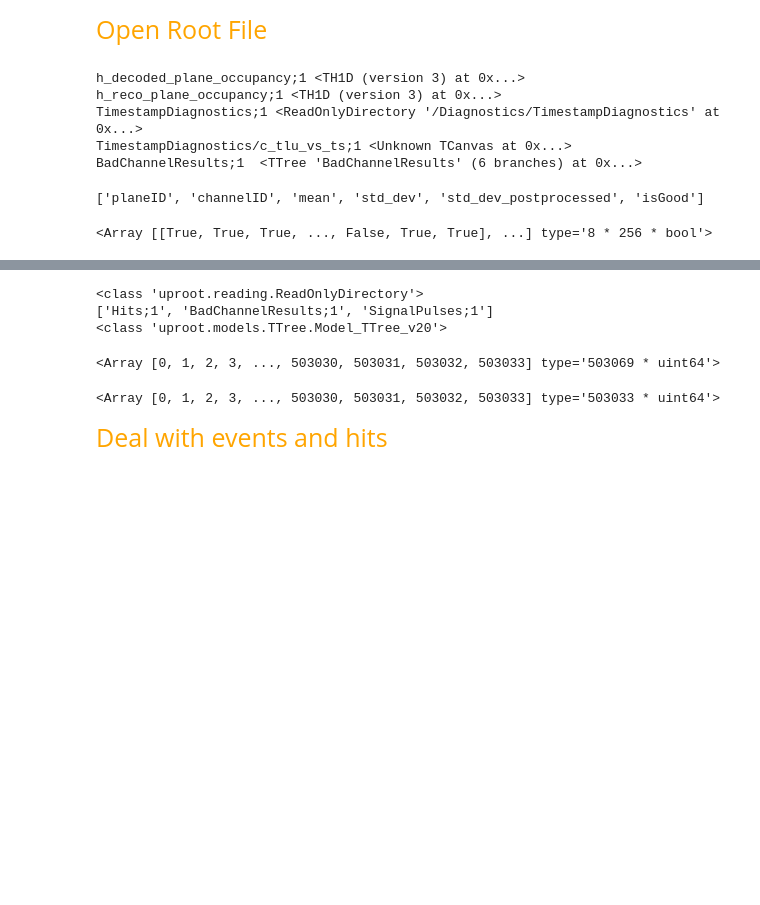
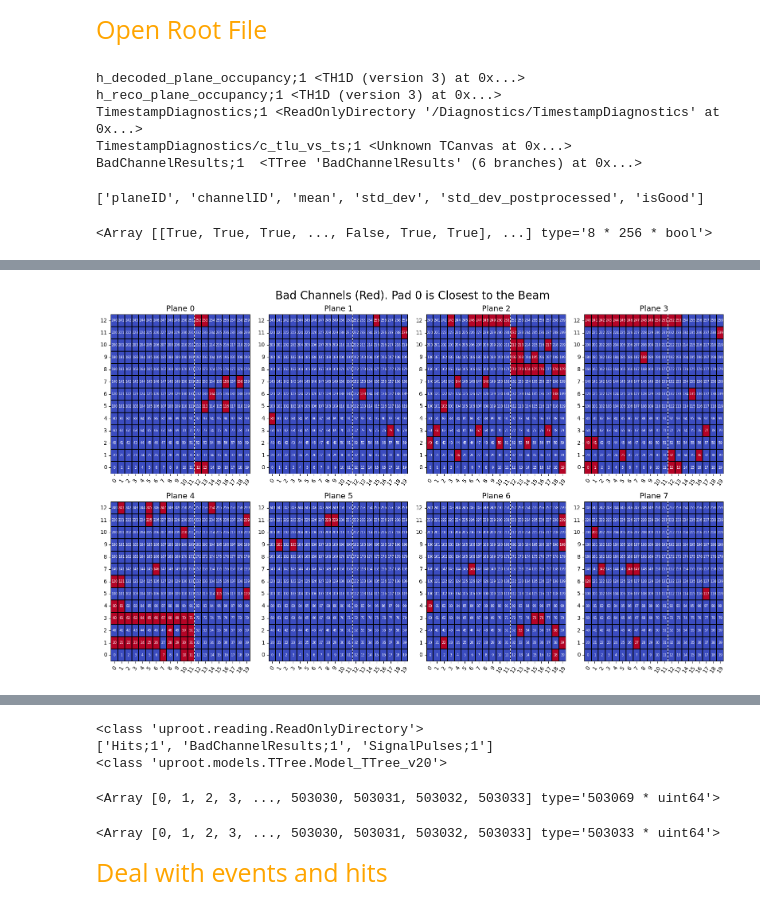
Before and after one commit to Ben-David-Ben/F-Cal-TB-Project, a Jupyter notebook: TB2025_ROOT_intro.ipynb, the cells around one changed output, grey strips where cells are left out. Drawn from its saved outputs; the diff is of its cells as text; code cells hidden in the pictures; blank space fills up the shorter version.

Commit message:
bad channels analisys

```diff
--- a/TB2025_ROOT_intro.ipynb
+++ b/TB2025_ROOT_intro.ipynb
@@ -59,0 +66,94 @@ Read Data In Root File Using Awkward
+# %%
+import uproot
+import awkward as ak
+import numpy as np
+import matplotlib.pyplot as plt
+import seaborn as sns
+
+
+# get the dead channels (state the path to the diagnostic file and number of planes in your run)
+def channels_diagnostics(path_to_diagnostic_file, number_of_planes):
+
+    # open the diagnostic file
+    infile = uproot.open(path_to_diagnostic_file)
+
+    # get the isgood, plane_ID and channel_ID data
+    isgood = infile['Diagnostics;1']['BadChannelResults']['isGood'].array()
+    plane_ID = infile['Diagnostics;1']['BadChannelResults']['planeID'].array()
+    channel_ID = infile['Diagnostics;1']['BadChannelResults']['channelID'].array()
+
+    # attach channels to planes
+    Y, X = divmod(channel_ID, 20)
+    XY = ak.zip({ "X":X, "Y":Y})
+    all_channels = ak.zip({ "plane_ID":plane_ID, "channel_ID":XY})
+
+    # get the good and bad channels
+    bad_channels = all_channels[~isgood]
+
+    # create the matrices with the bad channels
+    matrices = []
+    for i in range(number_of_planes):
+        bad_channel_matrix = np.zeros((13,20))
+
+        # bad channels in the i'th plane
+        bad_channels_plane_i = bad_channels[bad_channels.plane_ID == i].channel_ID
+
+        # update the entries at the dead channels as 1
+        for ch in bad_channels_plane_i:
+            x = ch.X
+            y = ch.Y
+            bad_channel_matrix[-1-y][x] = 1
+
+        matrices.append(bad_channel_matrix)
+
+    # plot
+    fig, axes = plt.subplots(2, 4, figsize=(16, 10))  # larger figure
+    axes = axes.ravel()
+
+    # Generate pad numbering (13×20)
+    pad_numbers = np.arange(260).reshape(13, 20)
+
+    for idx, (ax, mat) in enumerate(zip(axes, matrices)):
+
+        # Plot heatmap
+        sns.heatmap(
+            mat,
+            ax=ax,
+            cmap="coolwarm",
+            square=False,
+            annot = pad_numbers[::-1],   # write pad numbers
+            fmt="d",
+            cbar = False,
+            annot_kws={"size": 6},
+            linewidths=0.3,
+            linecolor="black"
+        )
+
+        # title for each plane
+        ax.set_title(f"Plane {idx}", fontsize=14)
+
+        # add the gap seperator
+        ax.axvline( x=12, color="white", linestyle="--", linewidth=1.2)
+
+        # X ticks (0–19)
+        ax.set_xticks(np.arange(20) + 0.5)
+        ax.set_xticklabels(np.arange(20), rotation = 55)
+
+        # Y ticks (0–12)
+        ax.set_yticks(np.arange(13) + 0.5)
+        ax.set_yticklabels(np.arange(12, -1, -1), rotation = 0)  # bottom = 0
+
+    fig.suptitle("Bad Channels (Red). Pad 0 is Closest to the Beam", fontsize = 20)
+    plt.tight_layout()
+    plt.show()
+
+
+# run the function
+
+# replace this with your path to the file and number of planes
+path = "TB_FIRE\TB_reco\TB_FIRE_1080_raw_reco_diagnostics.root"
+number_of_planes = 8
+
+channels_diagnostics(path, number_of_planes)
+# %% [output]
+[figure, added]
```
Also changed, not shown: parts of 5 cells of this notebook, 3 other files.
